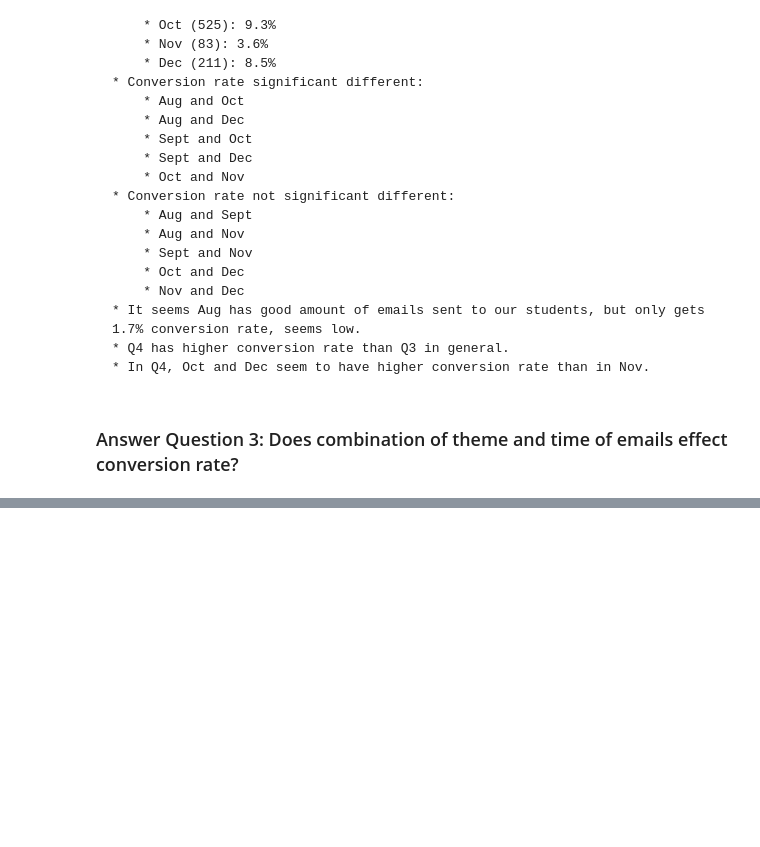
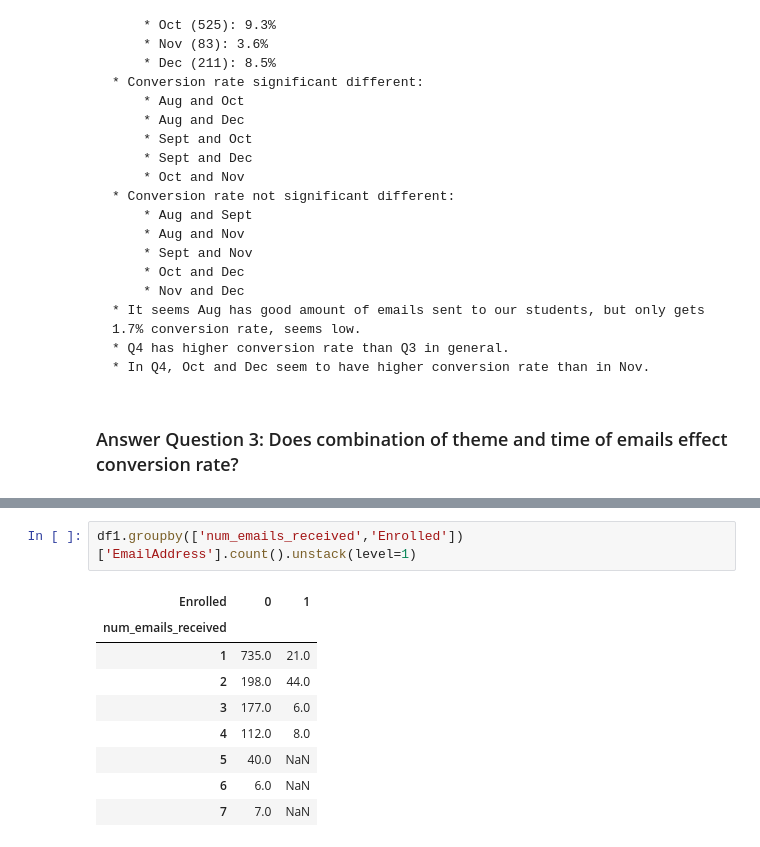
Before and after one commit to yidongli-u/udacity, a Jupyter notebook: ad-hoc-analysis/what_theme_of_emails_increase_conversion_rate_in_connect.ipynb, the cells around one changed output, grey strips where cells are left out. Drawn from its saved outputs; the diff is of its cells as text; blank space fills up the shorter version.

```diff
--- a/ad-hoc-analysis/what_theme_of_emails_increase_conversion_rate_in_connect.ipynb
+++ b/ad-hoc-analysis/what_theme_of_emails_increase_conversion_rate_in_connect.ipynb
@@ -281,0 +289,12 @@ Remember that we are having high conversion rate for theme "not_too_late" and in
+# %%
+df1.groupby(['num_emails_received','Enrolled'])['EmailAddress'].count().unstack(level=1)
+# %% [output]
+| Enrolled | 0 | 1 |
+| num_emails_received |  |  |
+| 1 | 735.0 | 21.0 |
+| 2 | 198.0 | 44.0 |
+| 3 | 177.0 | 6.0 |
+| 4 | 112.0 | 8.0 |
+| 5 | 40.0 | NaN |
+| 6 | 6.0 | NaN |
+| 7 | 7.0 | NaN |
```
Also changed, not shown: parts of 31 cells of this notebook.
